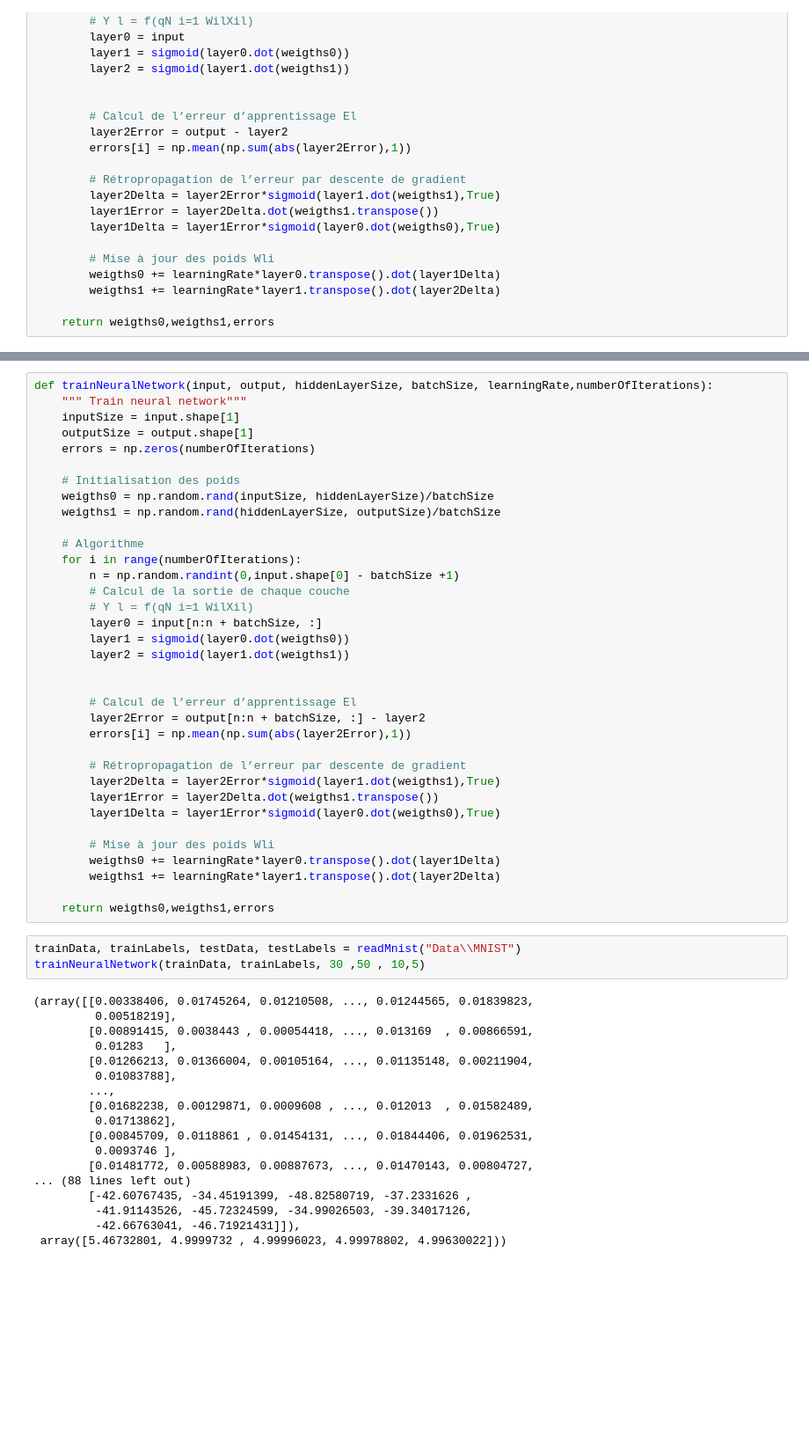
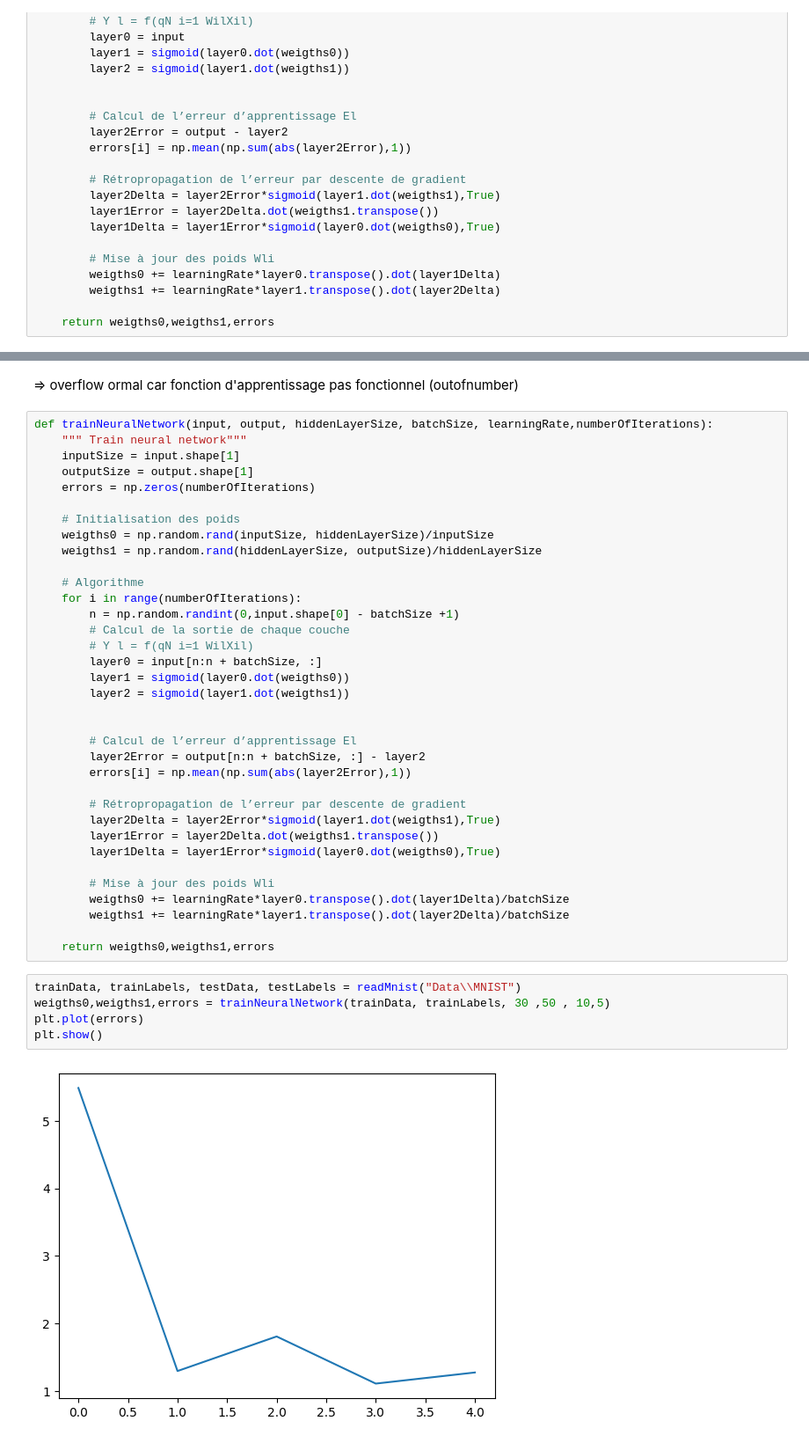
Before and after one commit to Liesje123/ia, a Jupyter notebook: TP3-M2-IA-v1.ipynb, the cells around one changed output, grey strips where cells are left out. Shown at 88% size. Drawn from its saved outputs; the diff is of its cells as text; blank space fills up the shorter version.

```diff
--- a/TP3-M2-IA-v1.ipynb
+++ b/TP3-M2-IA-v1.ipynb
@@ -213,3 +214,5 @@ trainNeuralNetwork(trainData, trainLabels, 30 ,50 , 10,5)
+# %% [markdown]
+=> overflow ormal car fonction d'apprentissage pas fonctionnel (outofnumber)
 # %%
 def trainNeuralNetwork(input, output, hiddenLayerSize, batchSize, learningRate,numberOfIterations):
     """ Train neural network"""
@@ -218,8 +221,8 @@ def trainNeuralNetwork(input, output, hiddenLayerSize, batchSize, learningRate,n
     errors = np.zeros(numberOfIterations)
 
     # Initialisation des poids
-    weigths0 = np.random.rand(inputSize, hiddenLayerSize)/batchSize
-    weigths1 = np.random.rand(hiddenLayerSize, outputSize)/batchSize
+    weigths0 = np.random.rand(inputSize, hiddenLayerSize)/inputSize
+    weigths1 = np.random.rand(hiddenLayerSize, outputSize)/hiddenLayerSize
 
     # Algorithme
     for i in range(numberOfIterations):
@@ -241,28 +244,14 @@ def trainNeuralNetwork(input, output, hiddenLayerSize, batchSize, learningRate,n
         layer1Delta = layer1Error*sigmoid(layer0.dot(weigths0),True)
 
         # Mise à jour des poids Wli
-        weigths0 += learningRate*layer0.transpose().dot(layer1Delta)
-        weigths1 += learningRate*layer1.transpose().dot(layer2Delta)
+        weigths0 += learningRate*layer0.transpose().dot(layer1Delta)/batchSize
+        weigths1 += learningRate*layer1.transpose().dot(layer2Delta)/batchSize
 
     return weigths0,weigths1,errors
 # %%
 trainData, trainLabels, testData, testLabels = readMnist("Data\\MNIST")
-trainNeuralNetwork(trainData, trainLabels, 30 ,50 , 10,5)
+weigths0,weigths1,errors = trainNeuralNetwork(trainData, trainLabels, 30 ,50 , 10,5)
+plt.plot(errors)
+plt.show()
 # %% [output]
-(array([[0.00338406, 0.01745264, 0.01210508, ..., 0.01244565, 0.01839823,
-         0.00518219],
-        [0.00891415, 0.0038443 , 0.00054418, ..., 0.013169  , 0.00866591,
-         0.01283   ],
-        [0.01266213, 0.01366004, 0.00105164, ..., 0.01135148, 0.00211904,
-         0.01083788],
-        ...,
-        [0.01682238, 0.00129871, 0.0009608 , ..., 0.012013  , 0.01582489,
-         0.01713862],
-        [0.00845709, 0.0118861 , 0.01454131, ..., 0.01844406, 0.01962531,
-         0.0093746 ],
-        [0.01481772, 0.00588983, 0.00887673, ..., 0.01470143, 0.00804727,
-... (88 lines left out)
-        [-42.60767435, -34.45191399, -48.82580719, -37.2331626 ,
-         -41.91143526, -45.72324599, -34.99026503, -39.34017126,
-         -42.66763041, -46.71921431]]),
- array([5.46732801, 4.9999732 , 4.99996023, 4.99978802, 4.99630022]))
+[figure, added]
```
Also changed, not shown: parts of 6 cells of this notebook.
